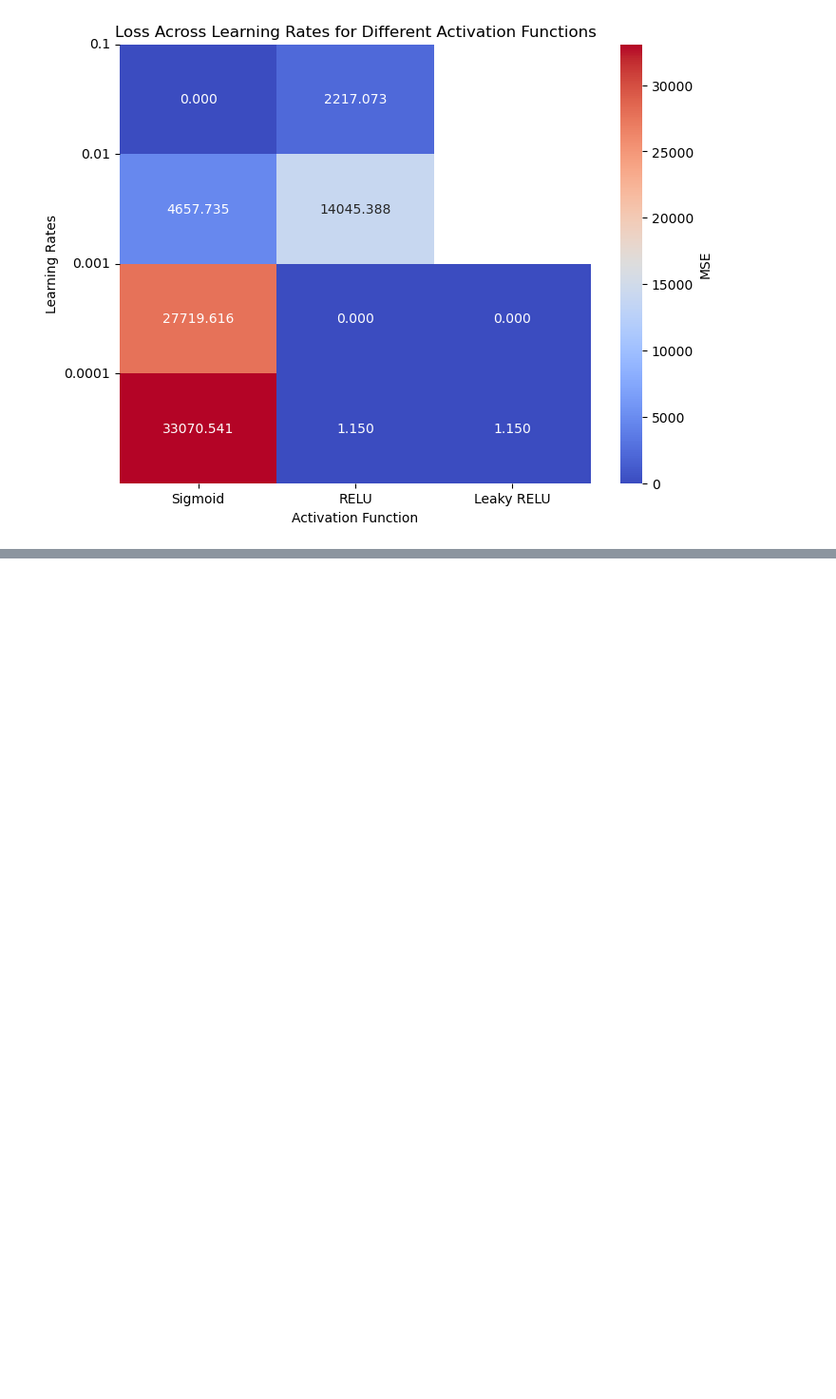
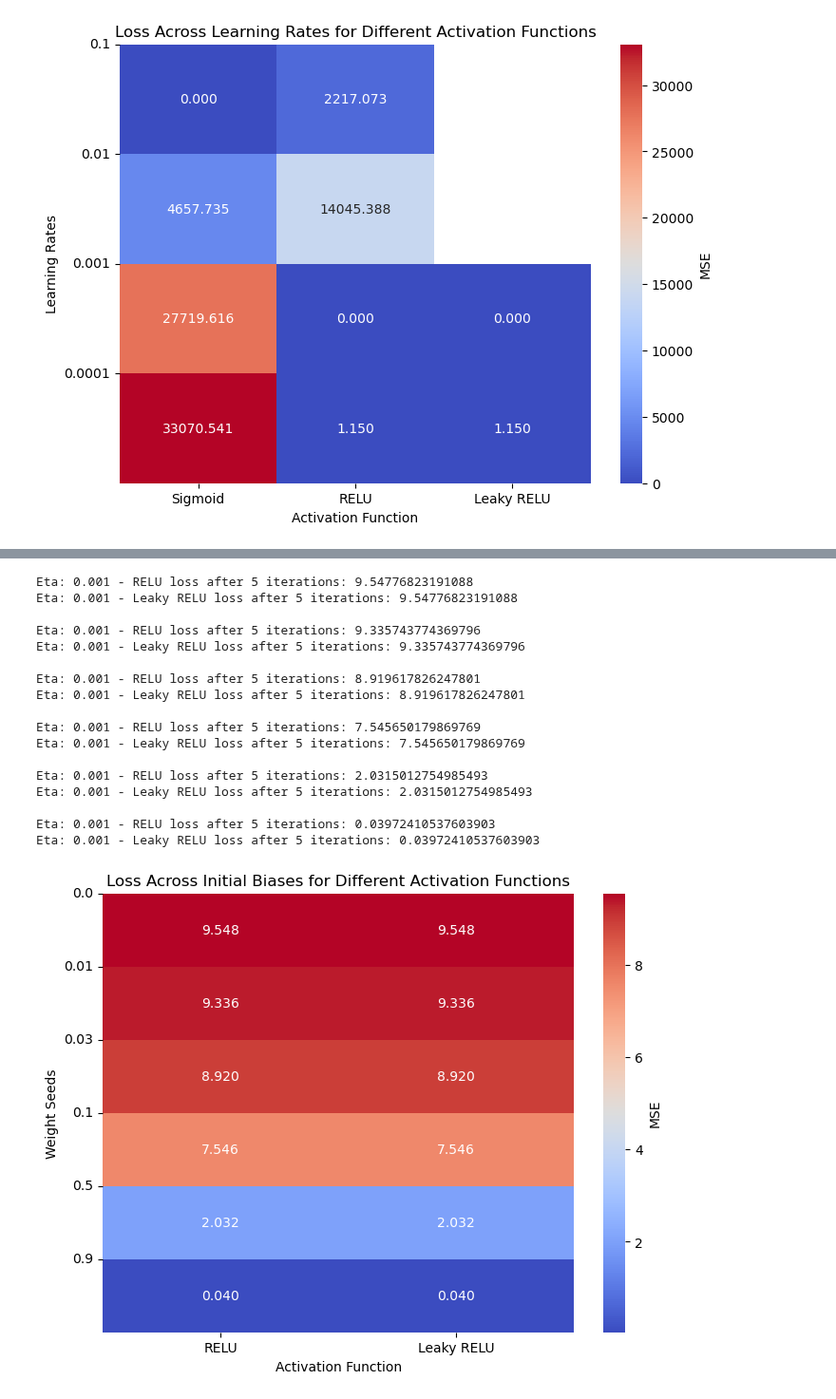
Before and after one commit to hellegje/fys-stk4155, a Jupyter notebook: Project2/Project2.ipynb, the cells around one changed output, grey strips where cells are left out. Shown at 95% size. Drawn from its saved outputs; the diff is of its cells as text; code cells hidden in the pictures; blank space fills up the shorter version.

```diff
--- a/Project2/Project2.ipynb
+++ b/Project2/Project2.ipynb
@@ -745,0 +829,80 @@ Eta: 0.0001 - Leaky RELU loss after 50 iterations: 1.1496797634393203
+# %%
+#Picking the best learning rates for each model, test different initial bias
+
+import numpy as np
+import pandas as pd
+import matplotlib.pyplot as plt
+import seaborn as sns
+import NeuralNetwork as nn
+
+#Same set up as before
+random = np.random
+random.seed(0)
+x = np.array([4.0],dtype=np.float64)
+y = 2*x+1.0
+y += random.normal(0, 100, y.shape)
+
+#Skipping Sigmoid here as it needs a lot more iterations in order to get to zero
+loss_data = {
+    #"Sigmoid": [],
+    "RELU": [],
+    "Leaky RELU": []
+}
+
+initial_bias = [0, 0.01, 0.03, 0.1, 0.5, 0.9]
+for bias in initial_bias:
+    #Sigmoid:
+    # sigmoid_model = nn.NeuralNetwork(nn.CostFunction.MSE, random_state=0, hidden_bias=bias, output_bias=bias)   #Sets a random seed so we get the same initial weights for each model and initial learning rate
+    # epoch, loss_sigmoid = sigmoid_model.train(x, y, epochs=5, learning_rate=0.1) #Reducing nr of epochs to get more variation in results
+    # loss_data["Sigmoid"].append(loss_sigmoid)
+
+    # print(f"Eta: {0.1} - Sigmoid loss after {epoch} iterations: {loss_sigmoid}")
+
+    #RELU:
+    relu_model = nn.NeuralNetwork(nn.CostFunction.MSE, hidden_activation=nn.ActivationFunction.RELU, random_state=0, hidden_bias=bias, output_bias=bias)
+    epoch, loss_relu = relu_model.train(x, y, epochs=5, learning_rate=0.001)
+    loss_data["RELU"].append(loss_relu)
+
+    print(f"Eta: {0.001} - RELU loss after {epoch} iterations: {loss_relu}")
+
+    #LeakyRELU:
+    leaky_relu_model = nn.NeuralNetwork(nn.CostFunction.MSE, hidden_activation=nn.ActivationFunction.LeakyRELU, random_state=0, hidden_bias=bias, output_bias=bias)
+    epoch, loss_leaky = leaky_relu_model.train(x, y, epochs=5, learning_rate=0.001)
+    loss_data["Leaky RELU"].append(loss_leaky)
+
+    print(f"Eta: {0.001} - Leaky RELU loss after {epoch} iterations: {loss_leaky}")
+    print()
+#TODO: Set a stop condition and see which one reaches an answer the quickest
+
+
+# Create a DataFrame from the collected loss data
+loss_df = pd.DataFrame(loss_data, index=initial_bias) #TODO: This should really be the actual initial weight nrs
+
+# Plot the heatmap
+plt.figure(figsize=(8, 6))
+sns.heatmap(loss_df, annot=True, fmt=".3f", cmap="coolwarm", cbar_kws={'label': 'MSE'})
+plt.title("Loss Across Initial Biases for Different Activation Functions")
+plt.xlabel("Activation Function")
+plt.ylabel("Weight Seeds")
+plt.xticks(ticks=np.arange(0.5, len(loss_df.columns)), labels=loss_df.columns, rotation=0)
+plt.yticks(ticks=np.arange(len(initial_bias)), labels=loss_df.index, rotation=0)
+plt.show()
+# %% [output]
+Eta: 0.001 - RELU loss after 5 iterations: 9.54776823191088
+Eta: 0.001 - Leaky RELU loss after 5 iterations: 9.54776823191088
+
+Eta: 0.001 - RELU loss after 5 iterations: 9.335743774369796
+Eta: 0.001 - Leaky RELU loss after 5 iterations: 9.335743774369796
+
+Eta: 0.001 - RELU loss after 5 iterations: 8.919617826247801
+Eta: 0.001 - Leaky RELU loss after 5 iterations: 8.919617826247801
+
+Eta: 0.001 - RELU loss after 5 iterations: 7.545650179869769
+Eta: 0.001 - Leaky RELU loss after 5 iterations: 7.545650179869769
+
+Eta: 0.001 - RELU loss after 5 iterations: 2.0315012754985493
+Eta: 0.001 - Leaky RELU loss after 5 iterations: 2.0315012754985493
+
+Eta: 0.001 - RELU loss after 5 iterations: 0.03972410537603903
+Eta: 0.001 - Leaky RELU loss after 5 iterations: 0.03972410537603903
+[figure, added]
```
Also changed, not shown: parts of 3 cells of this notebook, 1 other file.
